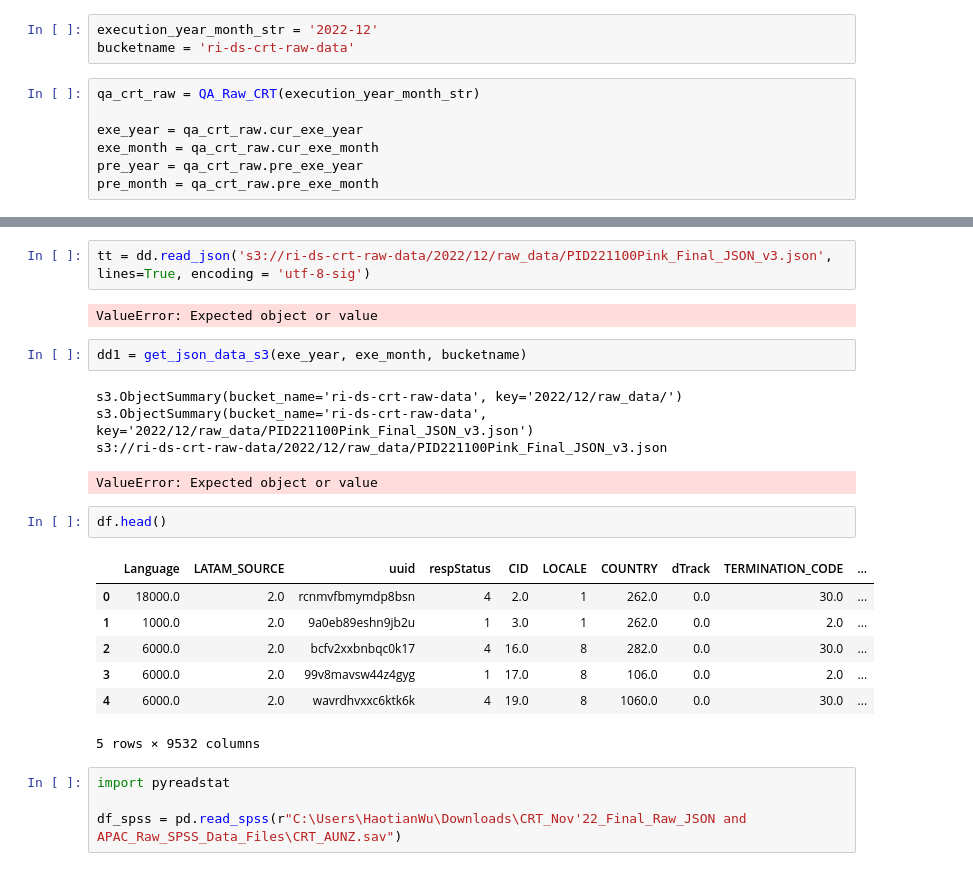
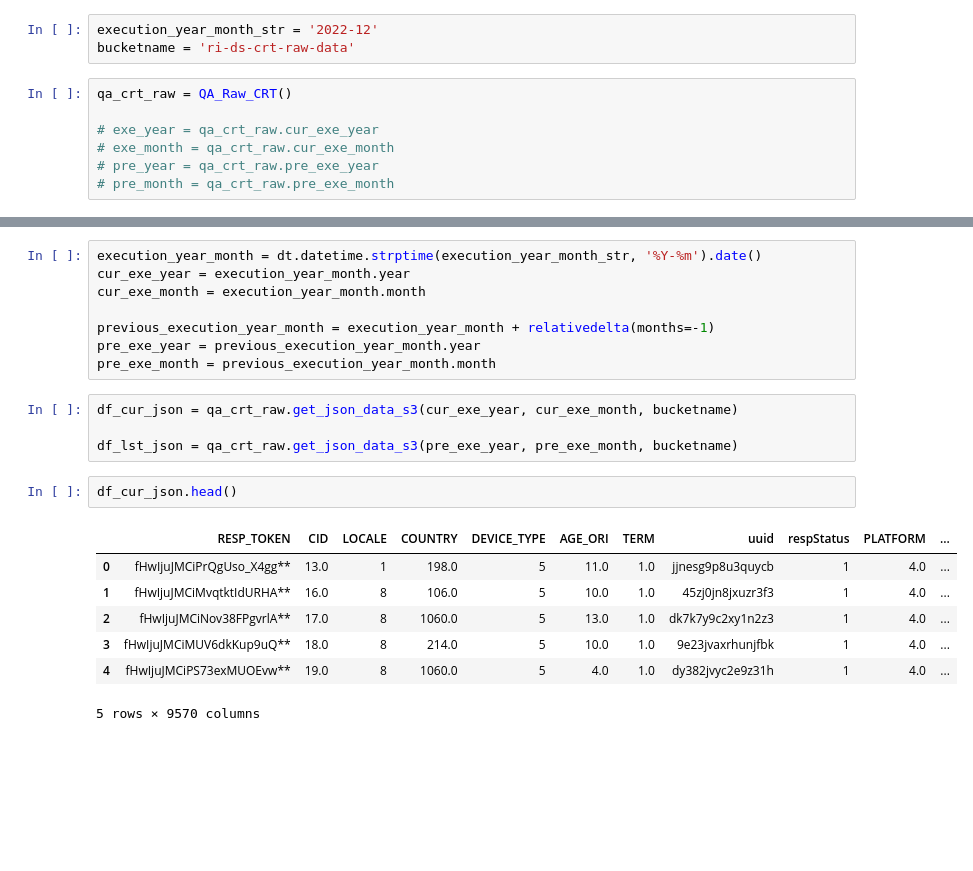
Before and after one commit to RepTrak/qa_crt_raw, a Jupyter notebook: test.ipynb, the cells around one changed output, grey strips where cells are left out. Saved outputs shown, nothing was run; the diff lists cells and outputs as text; blank space fills up the shorter version.

```diff
--- a/test.ipynb
+++ b/test.ipynb
@@ -10,9 +8,9 @@ import dask.dataframe as dd
 execution_year_month_str = '2022-12'
 bucketname = 'ri-ds-crt-raw-data'
 # %%
-qa_crt_raw = QA_Raw_CRT(execution_year_month_str)
+qa_crt_raw = QA_Raw_CRT()
 
-exe_year = qa_crt_raw.cur_exe_year
-exe_month = qa_crt_raw.cur_exe_month
-pre_year = qa_crt_raw.pre_exe_year
-pre_month = qa_crt_raw.pre_exe_month
+# exe_year = qa_crt_raw.cur_exe_year
+# exe_month = qa_crt_raw.cur_exe_month
+# pre_year = qa_crt_raw.pre_exe_year
+# pre_month = qa_crt_raw.pre_exe_month
@@ -91,25 +17,22 @@ def get_json_data_s3(year, month, bucketname):
-# %%
-tt = dd.read_json('s3://ri-ds-crt-raw-data/2022/12/raw_data/PID221100Pink_Final_JSON_v3.json', lines=True, encoding = 'utf-8-sig')
-# %% [output]
-ValueError: Expected object or value
-# %%
-dd1 = get_json_data_s3(exe_year, exe_month, bucketname)
-# %% [output]
-s3.ObjectSummary(bucket_name='ri-ds-crt-raw-data', key='2022/12/raw_data/')
-s3.ObjectSummary(bucket_name='ri-ds-crt-raw-data', key='2022/12/raw_data/PID221100Pink_Final_JSON_v3.json')
-s3://ri-ds-crt-raw-data/2022/12/raw_data/PID221100Pink_Final_JSON_v3.json
-ValueError: Expected object or value
+# %%
+execution_year_month = dt.datetime.strptime(execution_year_month_str, '%Y-%m').date()
+cur_exe_year = execution_year_month.year
+cur_exe_month = execution_year_month.month
+
+previous_execution_year_month = execution_year_month + relativedelta(months=-1)
+pre_exe_year = previous_execution_year_month.year
+pre_exe_month = previous_execution_year_month.month
+# %%
+df_cur_json = qa_crt_raw.get_json_data_s3(cur_exe_year, cur_exe_month, bucketname)
+
+df_lst_json = qa_crt_raw.get_json_data_s3(pre_exe_year, pre_exe_month, bucketname)
 # %%
-df.head()
+df_cur_json.head()
 # %% [output]
-|  | Language | LATAM_SOURCE | uuid | respStatus | CID | LOCALE | COUNTRY | dTrack | TERMINATION_CODE | ... |
-| 0 | 18000.0 | 2.0 | rcnmvfbmymdp8bsn | 4 | 2.0 | 1 | 262.0 | 0.0 | 30.0 | ... |
-| 1 | 1000.0 | 2.0 | 9a0eb89eshn9jb2u | 1 | 3.0 | 1 | 262.0 | 0.0 | 2.0 | ... |
-| 2 | 6000.0 | 2.0 | bcfv2xxbnbqc0k17 | 4 | 16.0 | 8 | 282.0 | 0.0 | 30.0 | ... |
-| 3 | 6000.0 | 2.0 | 99v8mavsw44z4gyg | 1 | 17.0 | 8 | 106.0 | 0.0 | 2.0 | ... |
-| 4 | 6000.0 | 2.0 | wavrdhvxxc6ktk6k | 4 | 19.0 | 8 | 1060.0 | 0.0 | 30.0 | ... |
+|  | RESP_TOKEN | CID | LOCALE | COUNTRY | DEVICE_TYPE | AGE_ORI | TERM | uuid | respStatus | PLATFORM | ... |
+| 0 | fHwIjuJMCiPrQgUso_X4gg** | 13.0 | 1 | 198.0 | 5 | 11.0 | 1.0 | jjnesg9p8u3quycb | 1 | 4.0 | ... |
+| 1 | fHwIjuJMCiMvqtktIdURHA** | 16.0 | 8 | 106.0 | 5 | 10.0 | 1.0 | 45zj0jn8jxuzr3f3 | 1 | 4.0 | ... |
+| 2 | fHwIjuJMCiNov38FPgvrlA** | 17.0 | 8 | 1060.0 | 5 | 13.0 | 1.0 | dk7k7y9c2xy1n2z3 | 1 | 4.0 | ... |
+| 3 | fHwIjuJMCiMUV6dkKup9uQ** | 18.0 | 8 | 214.0 | 5 | 10.0 | 1.0 | 9e23jvaxrhunjfbk | 1 | 4.0 | ... |
+| 4 | fHwIjuJMCiPS73exMUOEvw** | 19.0 | 8 | 1060.0 | 5 | 4.0 | 1.0 | dy382jvyc2e9z31h | 1 | 4.0 | ... |
-5 rows × 9532 columns
+5 rows × 9570 columns
-# %%
-import pyreadstat
-
-df_spss = pd.read_spss(r"C:\Users\HaotianWu\Downloads\CRT_Nov'22_Final_Raw_JSON and APAC_Raw_SPSS_Data_Files\CRT_AUNZ.sav")
```
Also changed, not shown: parts of 17 cells of this notebook, 1 other file.
